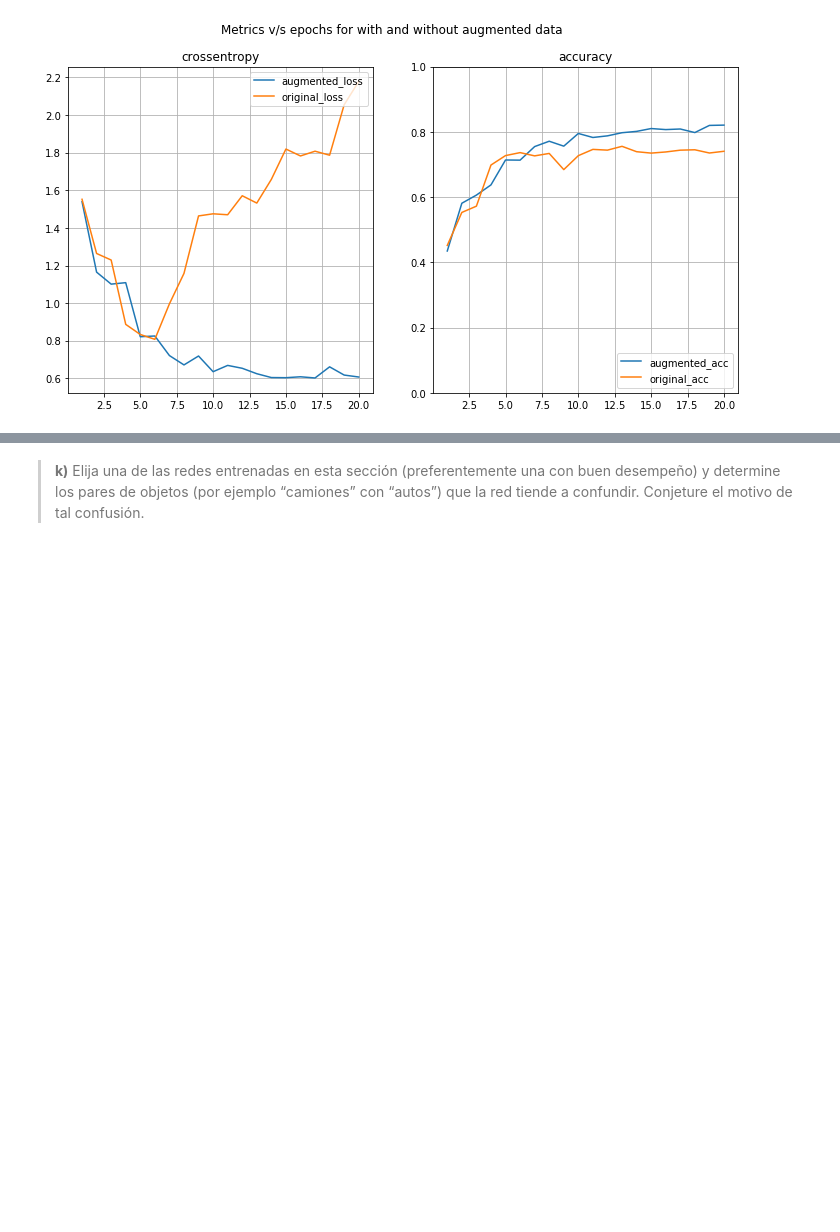
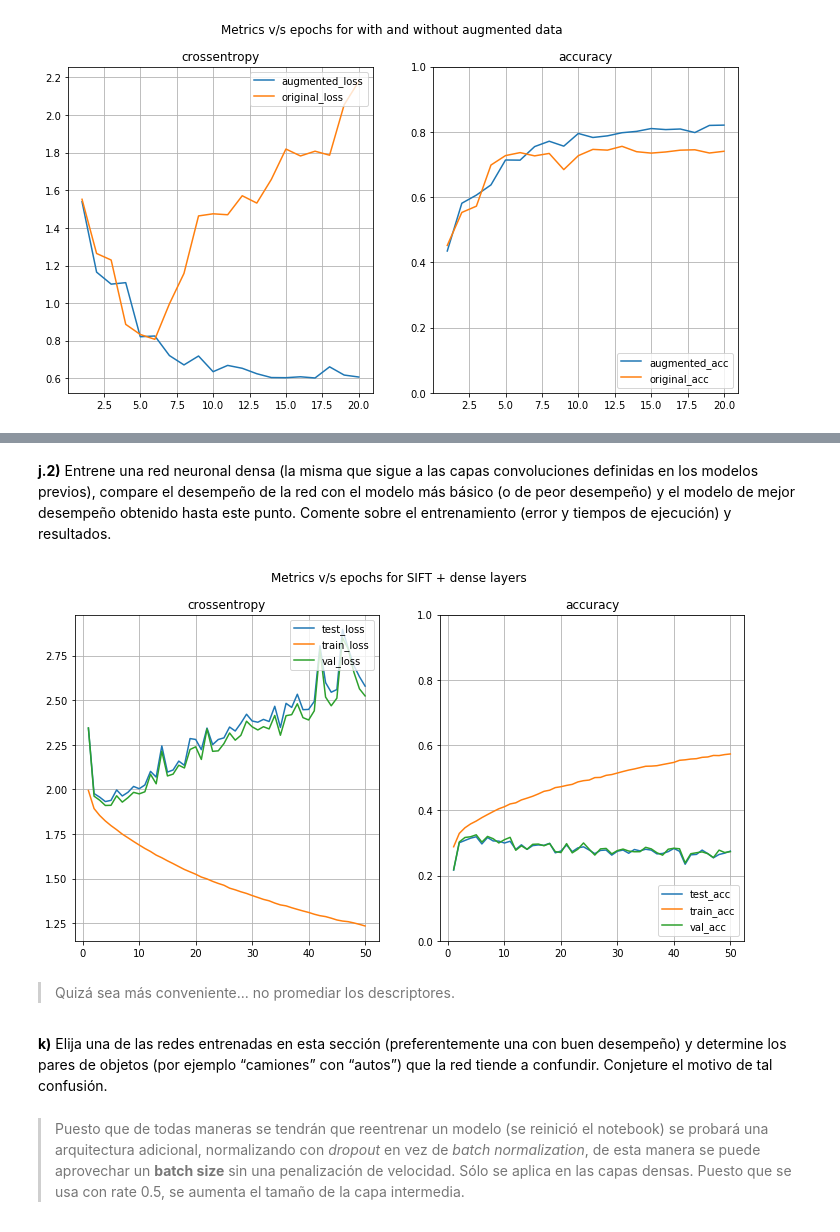
Before and after one commit to Autopawn/ann-tarea2, a Jupyter notebook: tarea2_parte1.ipynb, the cells around one changed output, grey strips where cells are left out. Cells and saved outputs as stored; diff of their text form; code cells hidden in the pictures; blank space fills up the shorter version.

```diff
--- a/tarea2_parte1.ipynb
+++ b/tarea2_parte1.ipynb
@@ -647,2 +667,38 @@ plt.show()
+# %% [markdown]
+**j.2)** Entrene una red neuronal densa (la misma que sigue a las capas convoluciones definidas en los modelos previos), compare el desempeño de la red con el modelo más básico (o de peor desempeño) y el modelo de mejor desempeño obtenido hasta este punto. Comente sobre el entrenamiento (error y tiempos de ejecución) y resultados.
+# %%
+def model_j():
+    inlayer = keras.layers.Input(shape=x_tr_sift.shape[1:])
+    front = inlayer
+    front = keras.layers.Dense(512)(front)
+    front = keras.layers.BatchNormalization(axis=-1)(front)
+    front = keras.layers.Activation('relu')(front)
+    front = keras.layers.Dense(10)(front)
+    front = keras.layers.BatchNormalization(axis=-1)(front)
+    front = keras.layers.Activation('softmax')(front)
+    #
+    model = keras.models.Model(inputs=inlayer,outputs=front)
+    return model
+# %%
+EPOCHS_6 = 50
+BATCH_SIZE_6 = 256
+
+vloss_cb_sift = LossHistory("val",x_va_sift,y_va)
+tloss_cb_sift = LossHistory("test",x_te_sift,y_te)
+
+model = model_j()
+model.compile(optimizer=rms_opt,loss='categorical_crossentropy',
+    metrics=['categorical_accuracy'])
+train_history_j = model.fit(x_tr_sift,y_tr,batch_size=BATCH_SIZE_6,epochs=EPOCHS_6,
+    callbacks=[vloss_cb_sift,tloss_cb_sift])
+# %%
+plot_errors(separate_metrics(train_history_j.history),
+       name="SIFT + dense layers")
+# %% [output]
+[figure, added]
+# %% [markdown]
+> Quizá sea más conveniente... no promediar los descriptores.
 # %% [markdown]
-> **k)** Elija una de las redes entrenadas en esta sección (preferentemente una con buen desempeño) y determine los pares de objetos (por ejemplo “camiones” con “autos”) que la red tiende a confundir. Conjeture el motivo de tal confusión.
+**k)** Elija una de las redes entrenadas en esta sección (preferentemente una con buen desempeño) y determine los pares de objetos (por ejemplo “camiones” con “autos”) que la red tiende a confundir. Conjeture el motivo de tal confusión.
+# %% [markdown]
+> Puesto que de todas maneras se tendrán que reentrenar un modelo (se reinició el notebook) se probará una arquitectura adicional, normalizando con *dropout* en vez de *batch normalization*, de esta manera se puede aprovechar un **batch size** sin una penalización de velocidad. Sólo se aplica en las capas densas. Puesto que se usa con rate 0.5, se aumenta el tamaño de la capa intermedia.
```
Also changed, not shown: parts of 22 cells of this notebook.
